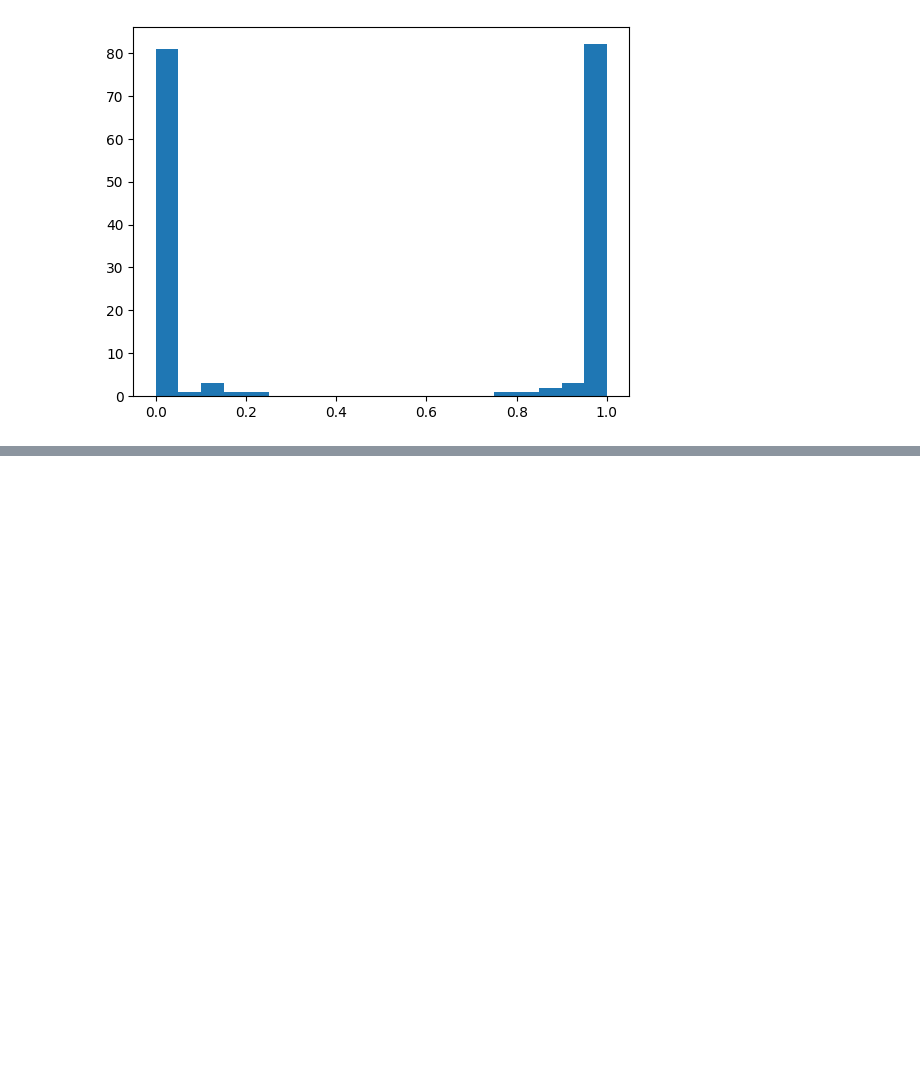
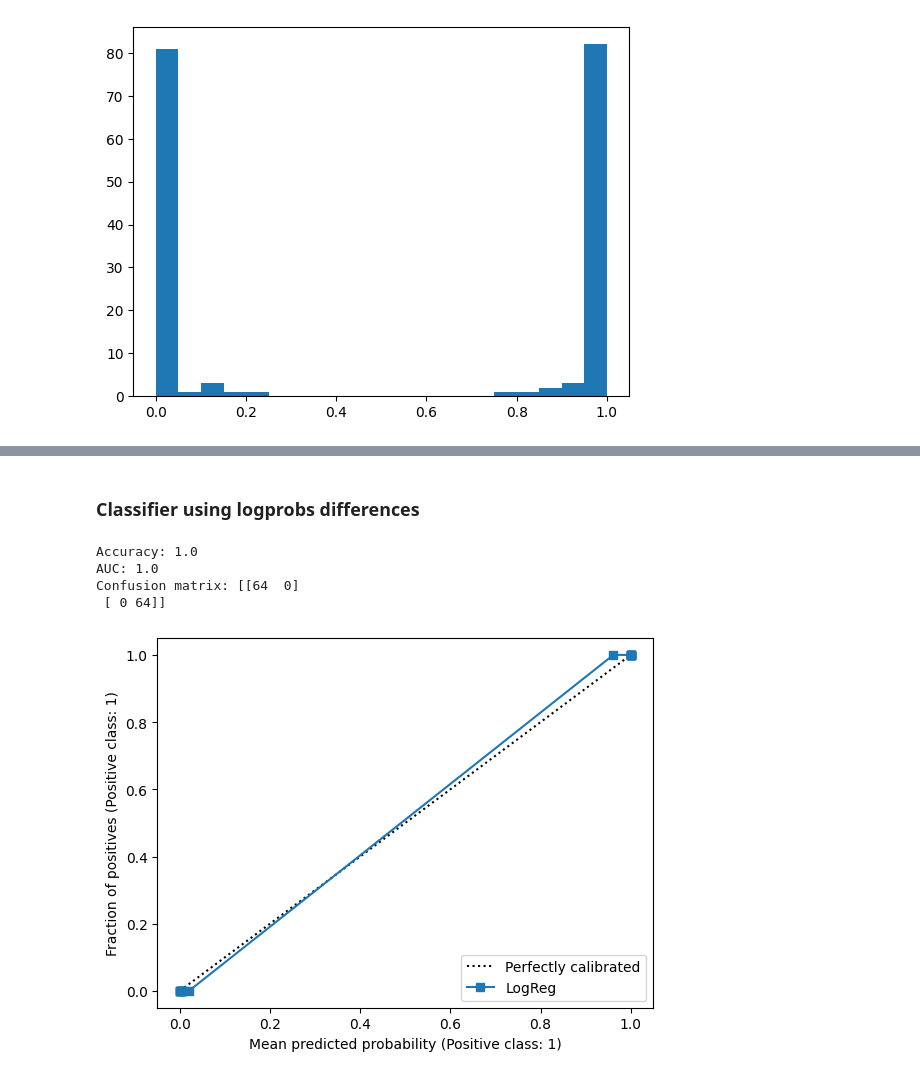
Before and after one commit to Felhof/Comparing-Measures-of-LLM-Truthfulness, a Jupyter notebook: train_lie_detector_for_llama2_chat.ipynb, the cells around one changed output, grey strips where cells are left out. Saved outputs shown, nothing was run; the diff lists cells and outputs as text; code cells hidden in the pictures; blank space fills up the shorter version.

```diff
--- a/train_lie_detector_for_llama2_chat.ipynb
+++ b/train_lie_detector_for_llama2_chat.ipynb
@@ -135,0 +183,7 @@ with open(f"trained_classifiers/simple_facts_binary_classifier.pkl", "wb") as f:
+# %%
+# add a column with lie instruction:
+logprobs_dataset["lie_instruction"] = [elem["lie_instruction"] for elem in
+                                       logprobs_dataset[f"{model_name}_probes_setup"]]
+# add a column with truth instruction:
+logprobs_dataset["truth_instruction"] = [elem["truth_instruction"] for elem in
+                                         logprobs_dataset[f"{model_name}_probes_setup"]]
@@ -135,0 +193,8 @@ with open(f"trained_classifiers/simple_facts_binary_classifier.pkl", "wb") as f:
+# %%
+# convert to numpy array
+logprobs_dataset.iloc[:, 0] = logprobs_dataset.iloc[:, 0].apply(lambda x: np.array(x))
+logprobs_dataset.iloc[:, 1] = logprobs_dataset.iloc[:, 1].apply(lambda x: np.array(x))
+probs_dataset.iloc[:, 0] = probs_dataset.iloc[:, 0].apply(lambda x: np.array(x))
+probs_dataset.iloc[:, 1] = probs_dataset.iloc[:, 1].apply(lambda x: np.array(x))
+# %%
+X_train_logprobs, X_test_logprobs, train_instructions, test_instructions, X_train_probs, X_test_probs, y_train, y_test = create_datasets(logprobs_dataset, probs_dataset, rng=rng)
@@ -135,0 +217,19 @@ with open(f"trained_classifiers/simple_facts_binary_classifier.pkl", "wb") as f:
+# %% [markdown]
+### Classifier using logprobs differences
+# %%
+log_reg_classifier = Classifier(X_train_logprobs, y_train, random_state=rng)
+accuracy, auc, conf_matrix = log_reg_classifier.evaluate(X_test_logprobs, y_test)
+
+print(f"Accuracy: {accuracy}")
+print(f"AUC: {auc}")
+print(f"Confusion matrix: {conf_matrix}")
+# %% [output]
+Accuracy: 1.0
+AUC: 1.0
+Confusion matrix: [[64  0]
+ [ 0 64]]
+# %%
+y_pred_proba = log_reg_classifier.predict_proba(X_test_logprobs)
+calibration_display = CalibrationDisplay.from_predictions(y_test, y_pred_proba, n_bins=20, name="LogReg", strategy="quantile")
+# %% [output]
+[figure, added]
```
Also changed, not shown: parts of 19 cells of this notebook, 14 other files.
